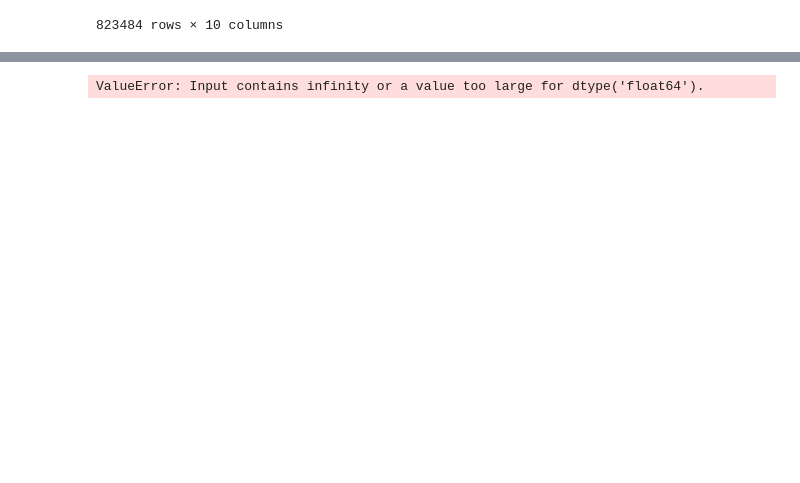
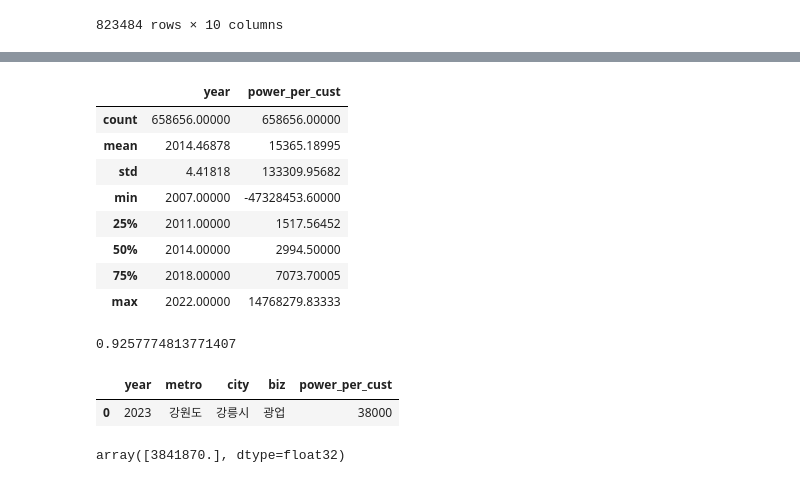
Before and after one commit to hssong95/Personal_project3, a Jupyter notebook: model.ipynb, the cells around one changed output, grey strips where cells are left out. Saved outputs shown, nothing was run; the diff lists cells and outputs as text; code cells hidden in the pictures; blank space fills up the shorter version.

```diff
--- a/model.ipynb
+++ b/model.ipynb
@@ -161,5 +220,3 @@ x_train, x_val , y_train, y_val = train_test_split(x_train, y_train, test_size=0
-# %%
-x_train.power_per_cust=x_train.power_per_cust.round(2)
 # %%
 x_train.info()
 # %% [output]
@@ -179,14 +235,45 @@ memory usage: 31.7+ MB
+# %%
+x_train.describe()
+# %% [output]
+|  | year | power_per_cust |
+| count | 658656.00000 | 658656.00000 |
+| mean | 2014.46878 | 15365.18995 |
+| std | 4.41818 | 133309.95682 |
+| min | 2007.00000 | -47328453.60000 |
+| 25% | 2011.00000 | 1517.56452 |
+| 50% | 2014.00000 | 2994.50000 |
+| 75% | 2018.00000 | 7073.70005 |
+| max | 2022.00000 | 14768279.83333 |
 # %%
 from sklearn.metrics import confusion_matrix
-# pipe = make_pipeline(
-#     OneHotEncoder(categories=['month','metro','city','biz']),
-#     XGBRegressor()
-# )
+from sklearn.compose import ColumnTransformer
 
-# pipe.fit(x_train,y_train)
-encoder = OneHotEncoder()
-encoder.fit_transform(x_train)
-# y_pred_val = pipe.predict(x_val)
-# confusion_matrix(y_val,y_pred_val)
+pipe = make_pipeline(
+    # ColumnTransformer([('one_hot_encoder', OneHotEncoder(),['month','metro','city','biz'])],remainder='passthrough'),
+    ColumnTransformer([('one_hot_encoder', OneHotEncoder(),['metro','city','biz'])],remainder='passthrough'),
+    # OneHotEncoder(categories=['month','metro','city','biz']),
+    XGBRegressor()
+)
+
+pipe.fit(x_train,y_train)
+# encoder = OneHotEncoder()
+# encoder.fit_transform(x_train)
+y_pred_test = pipe.predict(x_test)
-# %% [output]
-ValueError: Input contains infinity or a value too large for dtype('float64').
+# %%
+from sklearn.metrics import r2_score
+
+r2_score(y_test,y_pred_test)
+# %% [output]
+0.9257774813771407
+# %%
+sample_data=pd.DataFrame(columns=feature)
+sample_data.loc[0]=[2023,'강원도','강릉시','광업',38000]
+
+sample_data
+# %% [output]
+|  | year | metro | city | biz | power_per_cust |
+| 0 | 2023 | 강원도 | 강릉시 | 광업 | 38000 |
+# %%
+pipe.predict(sample_data)
+# %% [output]
+array([3841870.], dtype=float32)
```
Also changed, not shown: parts of 15 cells of this notebook, 22 other files.
